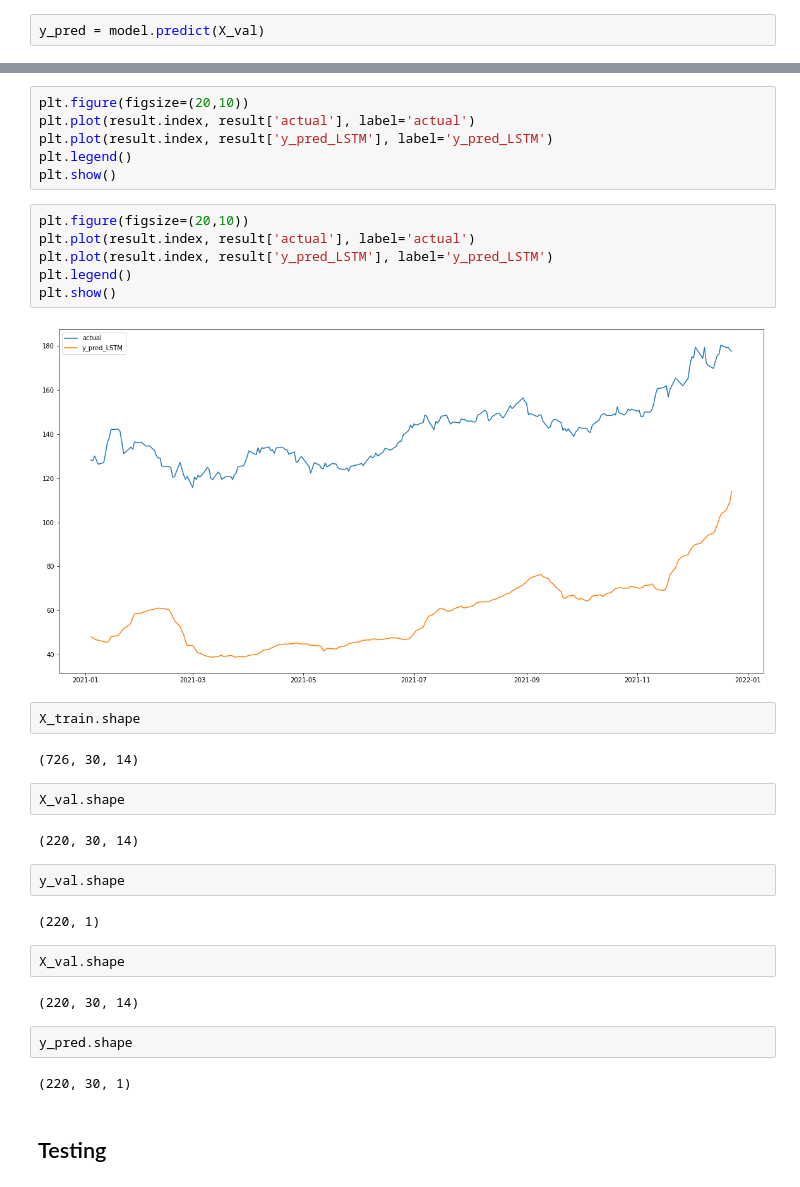
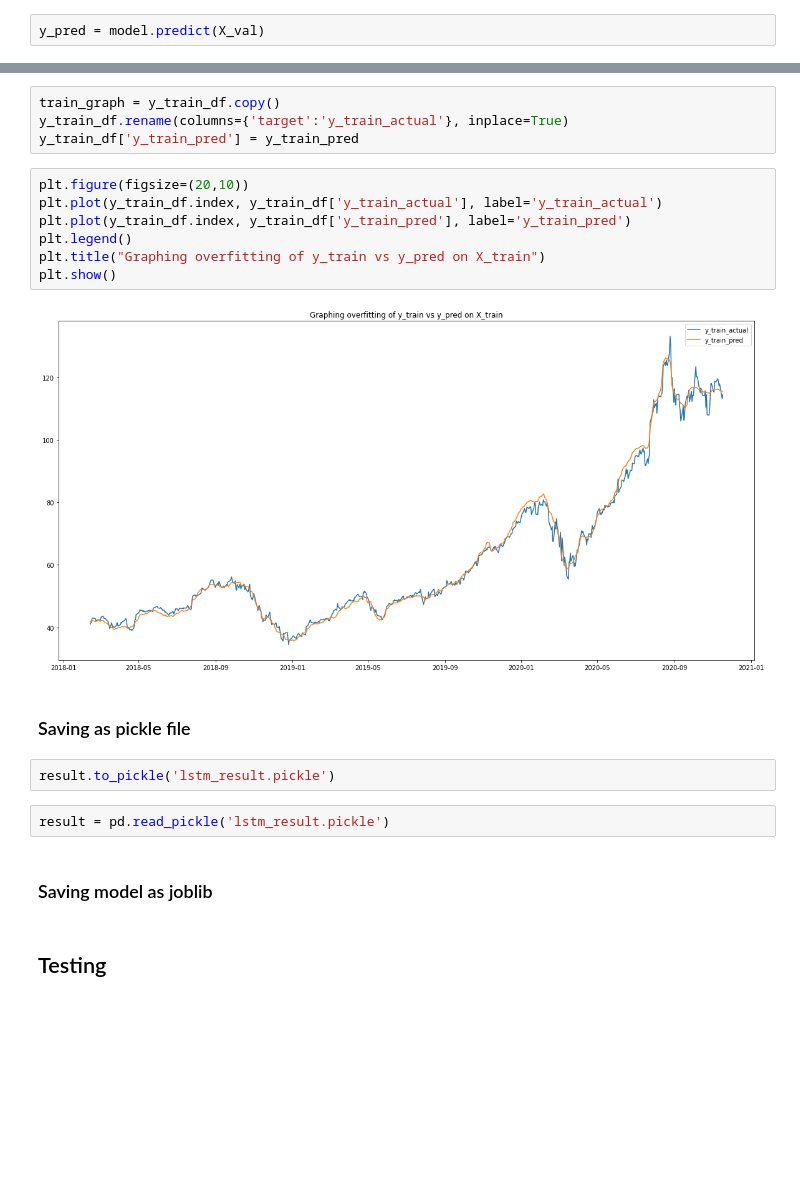
Before and after one commit to ivanlimsy/iOracle, a Jupyter notebook: notebooks/iOracle Deep Learning Ivan.ipynb, the cells around one changed output, grey strips where cells are left out. Cells and saved outputs as stored; diff of their text form; blank space fills up the shorter version.

```diff
--- a/notebooks/iOracle Deep Learning Ivan.ipynb
+++ b/notebooks/iOracle Deep Learning Ivan.ipynb
@@ -883,37 +857,24 @@ len()
-# %%
-plt.figure(figsize=(20,10))
-plt.plot(result.index, result['actual'], label='actual')
-plt.plot(result.index, result['y_pred_LSTM'], label='y_pred_LSTM')
-plt.legend()
-plt.show()
-# %%
-plt.figure(figsize=(20,10))
-plt.plot(result.index, result['actual'], label='actual')
-plt.plot(result.index, result['y_pred_LSTM'], label='y_pred_LSTM')
-plt.legend()
-plt.show()
-# %% [output]
-[figure, removed]
-# %%
-X_train.shape
-# %% [output]
-(726, 30, 14)
-# %%
-X_val.shape
-# %% [output]
-(220, 30, 14)
-# %%
-y_val.shape
-# %% [output]
-(220, 1)
-# %%
-X_val.shape
-# %% [output]
-(220, 30, 14)
-# %%
-y_pred.shape
-# %% [output]
-(220, 30, 1)
+# %%
+train_graph = y_train_df.copy()
+y_train_df.rename(columns={'target':'y_train_actual'}, inplace=True)
+y_train_df['y_train_pred'] = y_train_pred
+# %%
+plt.figure(figsize=(20,10))
+plt.plot(y_train_df.index, y_train_df['y_train_actual'], label='y_train_actual')
+plt.plot(y_train_df.index, y_train_df['y_train_pred'], label='y_train_pred')
+plt.legend()
+plt.title("Graphing overfitting of y_train vs y_pred on X_train")
+plt.show()
+# %% [output]
+[figure, added]
+# %% [markdown]
+### Saving as pickle file
+# %%
+result.to_pickle('lstm_result.pickle')
+# %%
+result = pd.read_pickle('lstm_result.pickle')
+# %% [markdown]
+### Saving model as joblib
 # %% [markdown]
 ## Testing
 # %%
```
Also changed, not shown: parts of 13 cells of this notebook, 1 other file.
